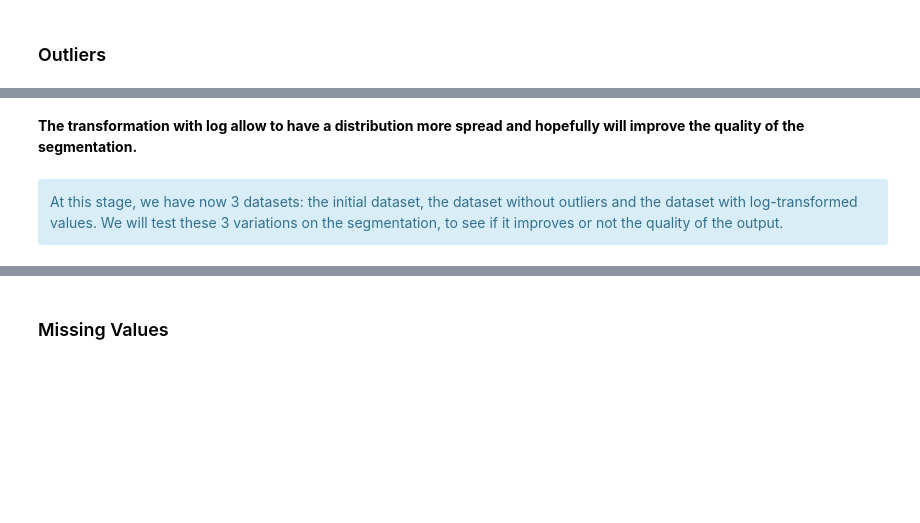
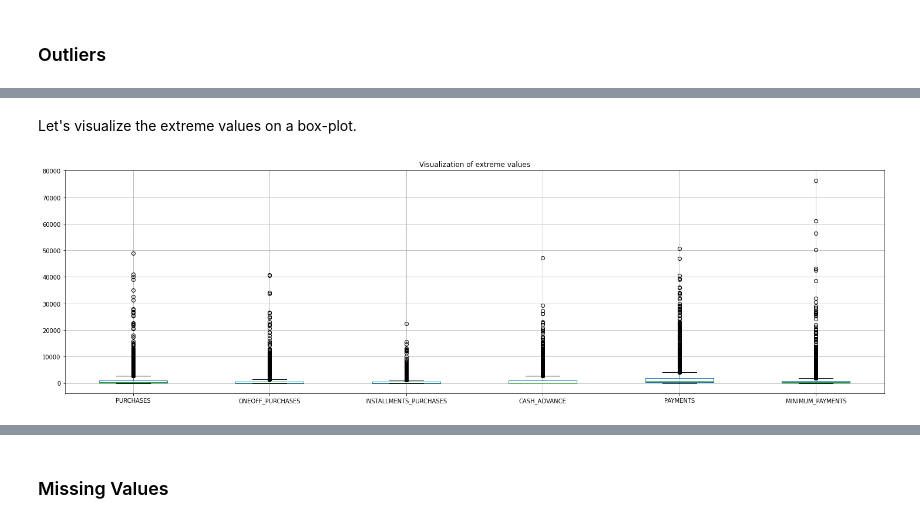
Before and after one commit to AurelieGIRAUD/Customer_Segmentation_Project8, a Jupyter notebook: 1_EDA.ipynb, the cells around one changed output, grey strips where cells are left out. Cells and saved outputs as stored; diff of their text form; code cells hidden in the pictures; blank space fills up the shorter version.

```diff
--- a/1_EDA.ipynb
+++ b/1_EDA.ipynb
@@ -262,5 +178,12 @@ for c in df3:
-# %% [markdown]
-<b> The transformation with log allow to have a distribution more spread and hopefully will improve the quality of the segmentation. </b>
-# %% [markdown]
-<div class='alert alert-block alert-info'> At this stage, we have now 3 datasets: the initial dataset, the dataset without outliers and the dataset with log-transformed values. We will test these 3 variations on the segmentation, to see if it improves or not the quality of the output.
-    </div>
+# %% [markdown]
+Let's visualize the extreme values on a box-plot.
+# %%
+tmp = df[['PURCHASES', 'ONEOFF_PURCHASES', 'INSTALLMENTS_PURCHASES','CASH_ADVANCE',
+                     'PAYMENTS','MINIMUM_PAYMENTS']]
+
+plt.figure(figsize=(25,7))
+df.boxplot(column = tmp.columns.to_list())
+plt.title('Visualization of extreme values')
+plt.show()
+# %% [output]
+[figure, added]
```
Also changed, not shown: parts of 65 cells of this notebook.
